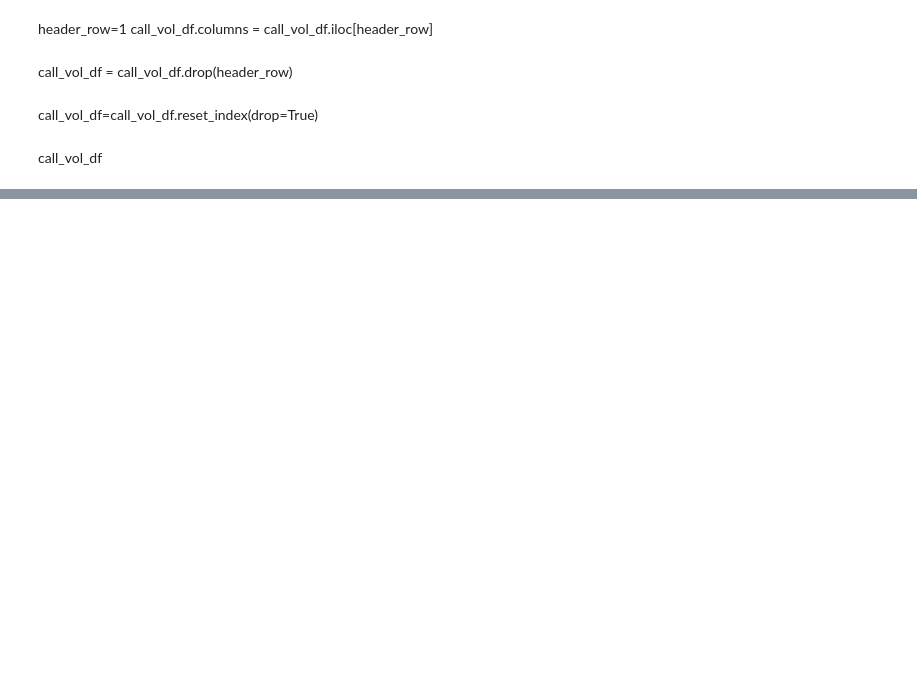
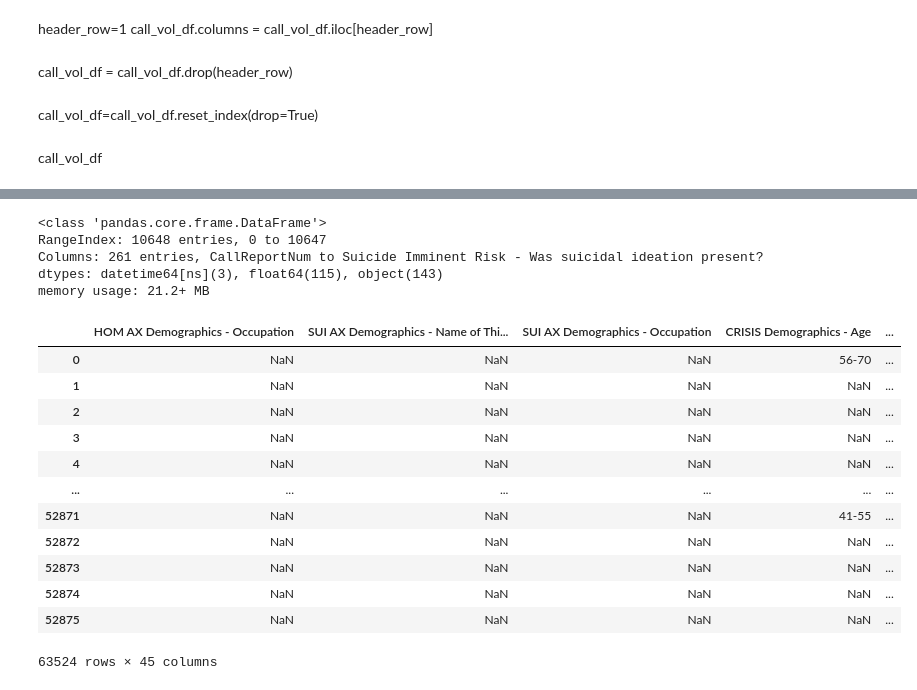
Before and after one commit to NSS-Data-Analytics-Cohort-6/fcs-crisis-holi-data-in-the-sun, a Jupyter notebook: Notebooks/Suicide Hotline Project.ipynb, the cells around one changed output, grey strips where cells are left out. Saved outputs shown, nothing was run; the diff lists cells and outputs as text; code cells hidden in the pictures; blank space fills up the shorter version.

Commit message:
concated DFs together. look at demographic counts

```diff
--- a/Notebooks/Suicide Hotline Project.ipynb
+++ b/Notebooks/Suicide Hotline Project.ipynb
@@ -76,8 +72 @@ df = pd.read_csv("students.csv",
-# %%
-header_row=1
-SH_df1.columns = SH_df1.iloc[header_row]
-# %%
-SH_df1 = SH_df1.drop(header_row)
-# %%
-SH_df1=SH_df1.reset_index(drop=False)
 # %%
@@ -121,0 +95,27 @@ call_vol_df
+# %%
+SH_df2.info()
+# %% [output]
+<class 'pandas.core.frame.DataFrame'>
+RangeIndex: 10648 entries, 0 to 10647
+Columns: 261 entries, CallReportNum to Suicide Imminent Risk - Was suicidal ideation present?
+dtypes: datetime64[ns](3), float64(115), object(143)
+memory usage: 21.2+ MB
+# %%
+crisis=pd.concat([SH_df2, SH_df1])
+# %%
+demographics = crisis.loc[:,['Demographics' in i for i in crisis.columns]]
+demographics
+# %% [output]
+|  | HOM AX Demographics - Occupation | SUI AX Demographics - Name of Thi... | SUI AX Demographics - Occupation | CRISIS Demographics - Age | ... |
+| 0 | NaN | NaN | NaN | 56-70 | ... |
+| 1 | NaN | NaN | NaN | NaN | ... |
+| 2 | NaN | NaN | NaN | NaN | ... |
+| 3 | NaN | NaN | NaN | NaN | ... |
+| 4 | NaN | NaN | NaN | NaN | ... |
+| ... | ... | ... | ... | ... | ... |
+| 52871 | NaN | NaN | NaN | 41-55 | ... |
+| 52872 | NaN | NaN | NaN | NaN | ... |
+| 52873 | NaN | NaN | NaN | NaN | ... |
+| 52874 | NaN | NaN | NaN | NaN | ... |
+| 52875 | NaN | NaN | NaN | NaN | ... |
+63524 rows × 45 columns
```
Also changed, not shown: parts of 10 cells of this notebook.
